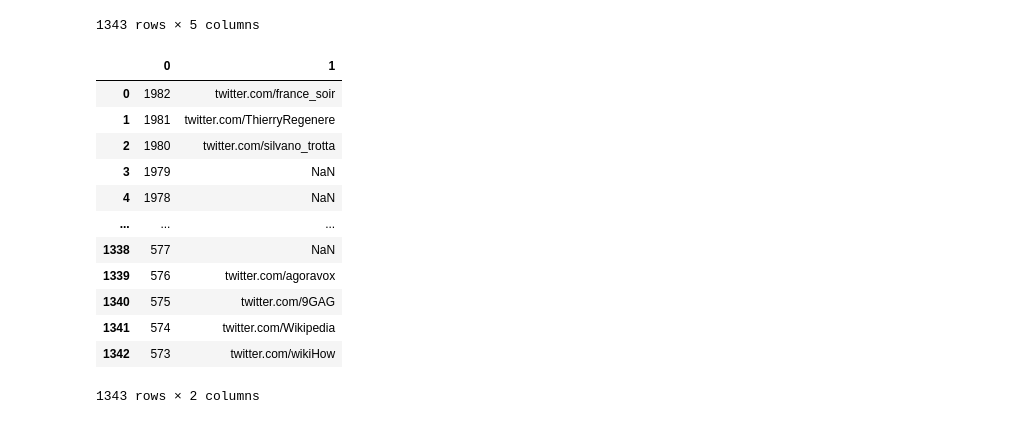
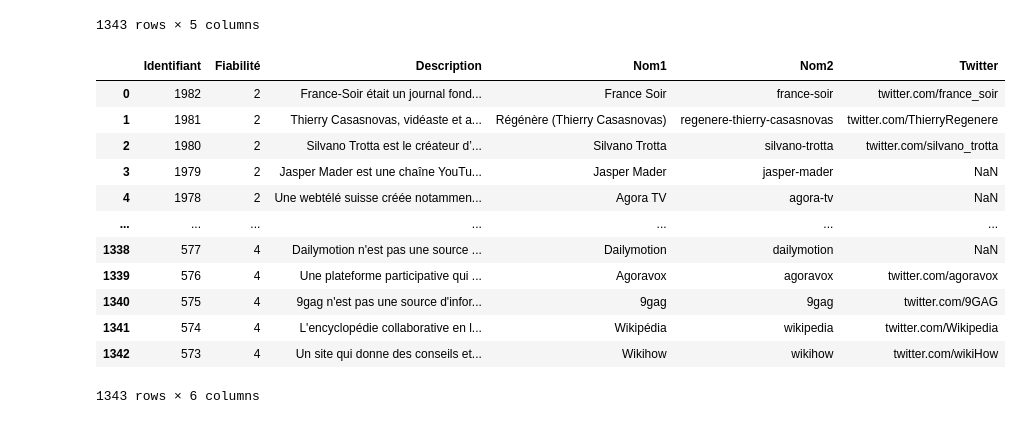
Before and after one commit to anjunjin/PFE-ING3-IA, a Jupyter notebook: GetCsvFromJsonOnline.ipynb, the cells around one changed output. Saved outputs shown, nothing was run; the diff lists cells and outputs as text; code cells hidden in the pictures.

```diff
--- a/GetCsvFromJsonOnline.ipynb
+++ b/GetCsvFromJsonOnline.ipynb
@@ -108,48 +108,49 @@ dd = [] #Pour rajouter des lignes NaN aux domaines sans lien twitter
 
 for i in range(j-1): #On créé un tableau avec tous les domaines sans lien twitter, tableau de forme [identifiant, "NaN"]
   for k in range(1, df[0][i] - df[0][i+1]): #Parfois plusieurs domaines à la suite n'ont pas de lien twitter, il faut rajouter une ligne pour chacun d'entre eux
     dd.append([df[0][i]-k, "NaN"]) # Cas où pour un identifiant particulié aucun lien twitter n'a été trouvé dans le fichier JSON
 
 #Liste des tous les identifiants qui n'existent pas
 dt = [] #Pour déterminer toutes les lignes dans le JSON font partis de "sites" mais qui n'ont pas de lien twitter
 compteur = 0
 j = 1982
 for i in data["sites"].keys():
   for k in range(int(i)+1, j):
     dt.append([k, "NaN"])
   j = int(i)
 
-for i in dt:
+for i in dt: #On retire de la liste des identifiants sans lien twitter les identifiants qui n'existent pas
   dd.remove(i)
 
 df = df.append(pd.DataFrame(dd)) #On rajoute les nouvelles lignes
 df = df.sort_values([0], ascending=False)
 df = df.reset_index()
 df = df.drop(columns="index")
 
 # dt = [] #Pour déterminer toutes les lignes dans le JSON qui n'ont pas d'identifiant, comme 1944
 # compteur = 0
 # j = 1982
 # for i in data["sites"].keys():
 #   for k in range(int(i)+1, j):
 #     dt.append([k, "NaN"])
 #   j = int(i)
 
-df
+tableauSites['Twitter'] = df[1]
+tableauSites
 # %% [output]
-|  | 0 | 1 |
-| 0 | 1982 | twitter.com/france_soir |
-| 1 | 1981 | twitter.com/ThierryRegenere |
-| 2 | 1980 | twitter.com/silvano_trotta |
-| 3 | 1979 | NaN |
-| 4 | 1978 | NaN |
-| ... | ... | ... |
-| 1338 | 577 | NaN |
-| 1339 | 576 | twitter.com/agoravox |
-| 1340 | 575 | twitter.com/9GAG |
-| 1341 | 574 | twitter.com/Wikipedia |
-| 1342 | 573 | twitter.com/wikiHow |
+|  | Identifiant | Fiabilité | Description | Nom1 | Nom2 | Twitter |
+| 0 | 1982 | 2 | France-Soir était un journal fond... | France Soir | france-soir | twitter.com/france_soir |
+| 1 | 1981 | 2 | Thierry Casasnovas, vidéaste et a... | Régénère (Thierry Casasnovas) | regenere-thierry-casasnovas | twitter.com/ThierryRegenere |
+| 2 | 1980 | 2 | Silvano Trotta est le créateur d’... | Silvano Trotta | silvano-trotta | twitter.com/silvano_trotta |
+| 3 | 1979 | 2 | Jasper Mader est une chaîne YouTu... | Jasper Mader | jasper-mader | NaN |
+| 4 | 1978 | 2 | Une webtélé suisse créée notammen... | Agora TV | agora-tv | NaN |
+| ... | ... | ... | ... | ... | ... | ... |
+| 1338 | 577 | 4 | Dailymotion n'est pas une source ... | Dailymotion | dailymotion | NaN |
+| 1339 | 576 | 4 | Une plateforme participative qui ... | Agoravox | agoravox | twitter.com/agoravox |
+| 1340 | 575 | 4 | 9gag n'est pas une source d'infor... | 9gag | 9gag | twitter.com/9GAG |
+| 1341 | 574 | 4 | L'encyclopédie collaborative en l... | Wikipédia | wikipedia | twitter.com/Wikipedia |
+| 1342 | 573 | 4 | Un site qui donne des conseils et... | Wikihow | wikihow | twitter.com/wikiHow |
-1343 rows × 2 columns
+1343 rows × 6 columns
 # %%
 # 1 : site parodique
 # 2 : non fiable
```
